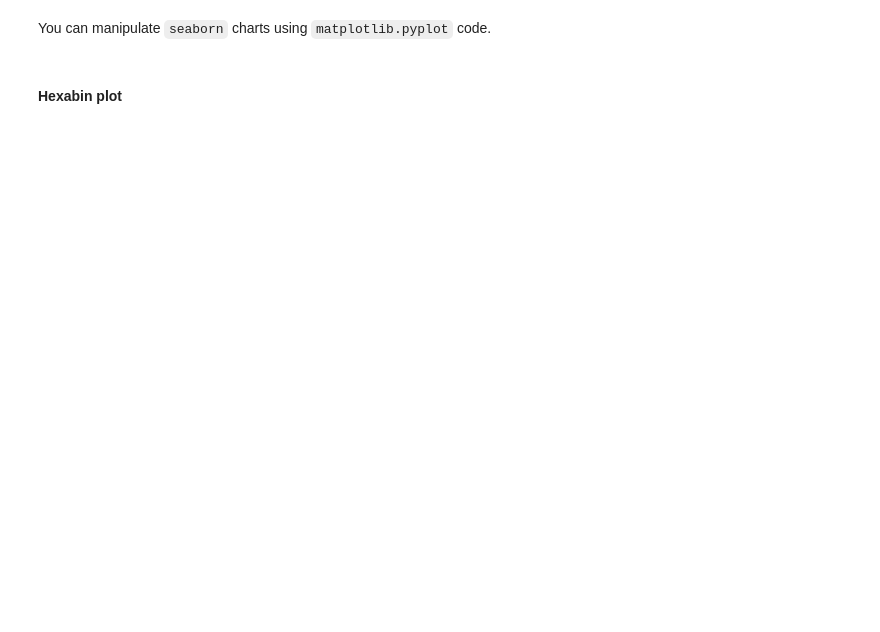
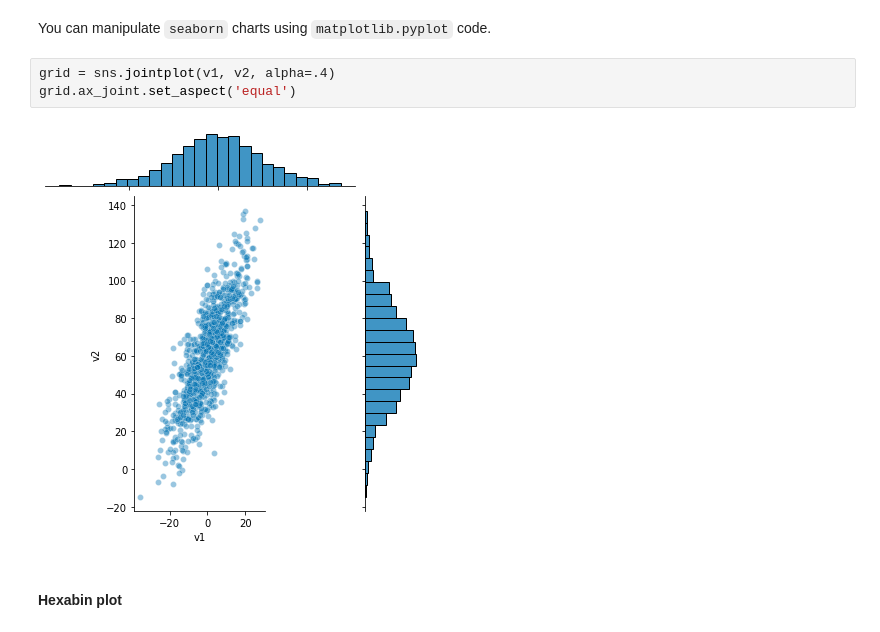
Before and after one commit to For-Chance/CourseOfConstructionInformation, a Jupyter notebook: Class/Class_06/05_Charts_2/05 - Charts 2 - Empty.ipynb, the cells around one changed output. Saved outputs shown, nothing was run; the diff lists cells and outputs as text; blank space fills up the shorter version.

```diff
--- a/Class/Class_06/05_Charts_2/05 - Charts 2 - Empty.ipynb
+++ b/Class/Class_06/05_Charts_2/05 - Charts 2 - Empty.ipynb
@@ -355,4 +355,9 @@ plt.legend()
 # %% [markdown]
 You can manipulate `seaborn` charts using `matplotlib.pyplot` code.
+# %%
+grid = sns.jointplot(v1, v2, alpha=.4)
+grid.ax_joint.set_aspect('equal')
+# %% [output]
+[figure, added]
 # %% [markdown]
 #### Hexabin plot
```
Also changed, not shown: parts of 19 cells of this notebook, 1 other file.
